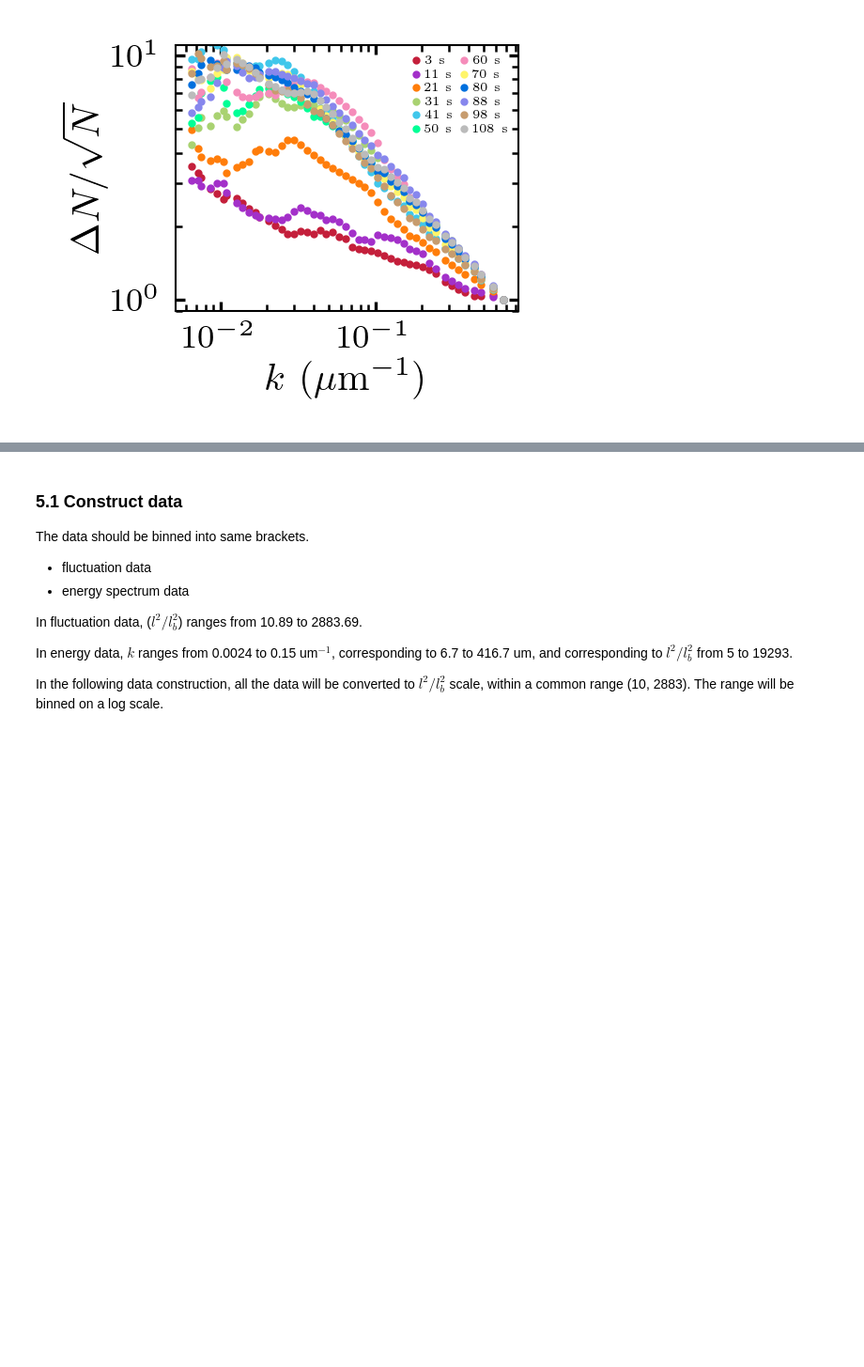
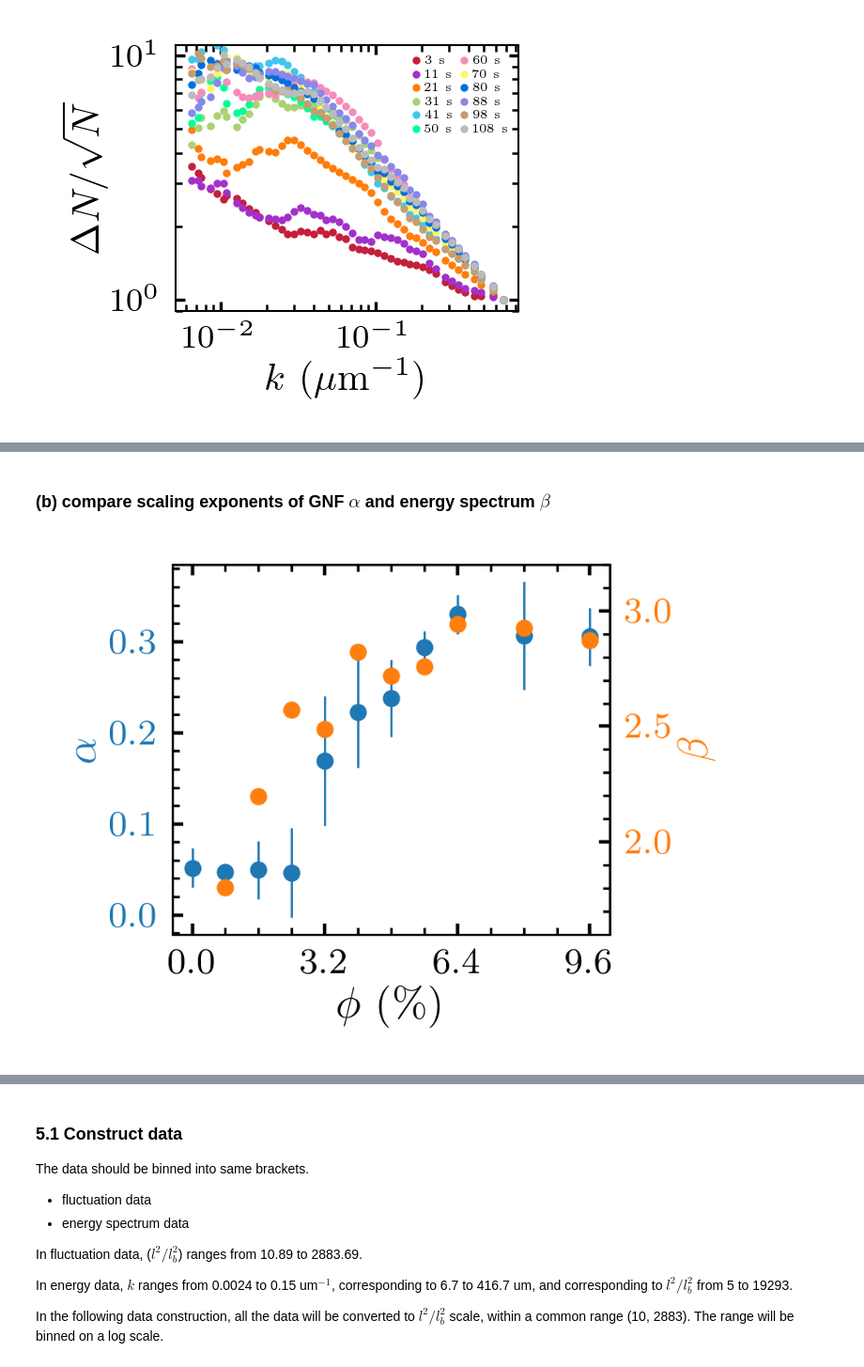
Before and after one commit to ZLoverty/Python, a Jupyter notebook: Correlation/src/fig-5_energy-spectrum.ipynb, the cells around one changed output, grey strips where cells are left out. Shown at 94% size. Saved outputs shown, nothing was run; the diff lists cells and outputs as text; code cells hidden in the pictures; blank space fills up the shorter version.

```diff
--- a/Correlation/src/fig-5_energy-spectrum.ipynb
+++ b/Correlation/src/fig-5_energy-spectrum.ipynb
@@ -633,0 +711,2 @@ def plot_std(k_data, seg_length, tlim=None, xlim=None, lb=10, mpp=0.33, fps=10,
+# %% [markdown]
+### (b) compare scaling exponents of GNF $\alpha$ and energy spectrum $\beta$
@@ -633,0 +722,24 @@ def plot_std(k_data, seg_length, tlim=None, xlim=None, lb=10, mpp=0.33, fps=10,
+# %%
+# load data and plot
+fig, ax = plt.subplots(figsize=(2.4, 1.8), dpi=400)
+data = pd.read_excel(io=r'C:\Users\liux3141\Google Drive\Research projects\DF\data\new_data_summary.xlsx', sheet_name='df2')
+# data = data.dropna()
+color = bestcolor(0)
+ax.errorbar(data['conc']*0.08, data['avg'], yerr=data['std'], ls='', elinewidth=0.5, marker='o', markersize=3, color=color)
+ax.set_xlabel('$\phi$ (\%)')
+ax.set_ylabel('$\\alpha$', color=color)
+ax.set_xticks([0, 3.2, 6.4, 9.6])
+ax.set_yticks([0, 0.1, 0.2, 0.3])
+ax.tick_params(axis='y', labelcolor=color)
+ax1 = ax.twinx()
+color = bestcolor(1)
+ax1.errorbar(conc*0.08, expo, ls='', elinewidth=0.5, marker='o', markersize=3, color=color)
+ax1.tick_params(axis='y', labelcolor=color)
+ax1.set_ylabel('$\\beta$', color=color)
+ax1.set_ylim([1.6, 3.2])
+
+plt.tight_layout()
+
+fig.savefig(r'C:\Users\liux3141\Google Drive\Research projects\DF\Figures\energy-spectrum\alpha-and-beta.pdf')
+# %% [output]
+[figure, added]
```
Also changed, not shown: parts of 35 cells of this notebook.
